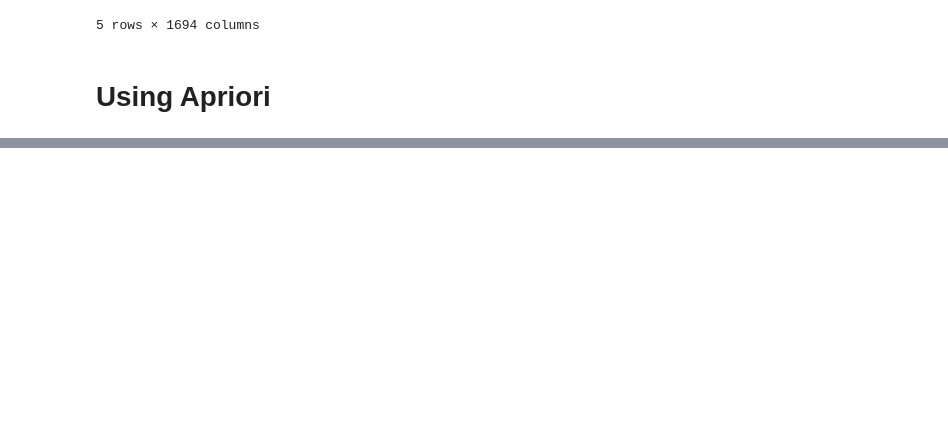
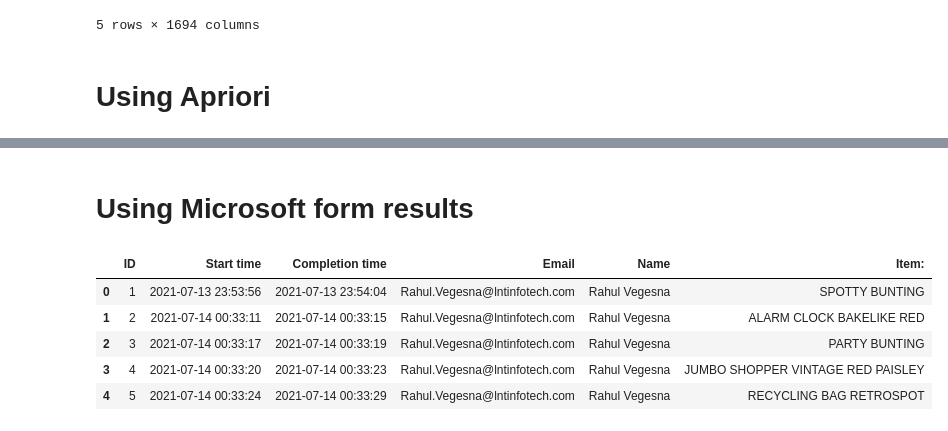
Before and after one commit to r567v/Apriori-on-Online-transactions, a Jupyter notebook: Apriori.ipynb, the cells around one changed output, grey strips where cells are left out. Drawn from its saved outputs; the diff is of its cells as text; code cells hidden in the pictures; blank space fills up the shorter version.

```diff
--- a/Apriori.ipynb
+++ b/Apriori.ipynb
@@ -219,0 +378,13 @@ rules
+# %% [markdown]
+# Using Microsoft form results
+# %%
+form = pd.read_excel(r"C:\Users\RahulV\Downloads\Pick an Item(1-12).xlsx")
+# %%
+form.head()
+# %% [output]
+|  | ID | Start time | Completion time | Email | Name | Item: |
+| 0 | 1 | 2021-07-13 23:53:56 | 2021-07-13 23:54:04 | Rahul.Vegesna@lntinfotech.com | Rahul Vegesna | SPOTTY BUNTING |
+| 1 | 2 | 2021-07-14 00:33:11 | 2021-07-14 00:33:15 | Rahul.Vegesna@lntinfotech.com | Rahul Vegesna | ALARM CLOCK BAKELIKE RED |
+| 2 | 3 | 2021-07-14 00:33:17 | 2021-07-14 00:33:19 | Rahul.Vegesna@lntinfotech.com | Rahul Vegesna | PARTY BUNTING |
+| 3 | 4 | 2021-07-14 00:33:20 | 2021-07-14 00:33:23 | Rahul.Vegesna@lntinfotech.com | Rahul Vegesna | JUMBO SHOPPER VINTAGE RED PAISLEY |
+| 4 | 5 | 2021-07-14 00:33:24 | 2021-07-14 00:33:29 | Rahul.Vegesna@lntinfotech.com | Rahul Vegesna | RECYCLING BAG RETROSPOT |
```
Also changed, not shown: parts of 34 cells of this notebook.
